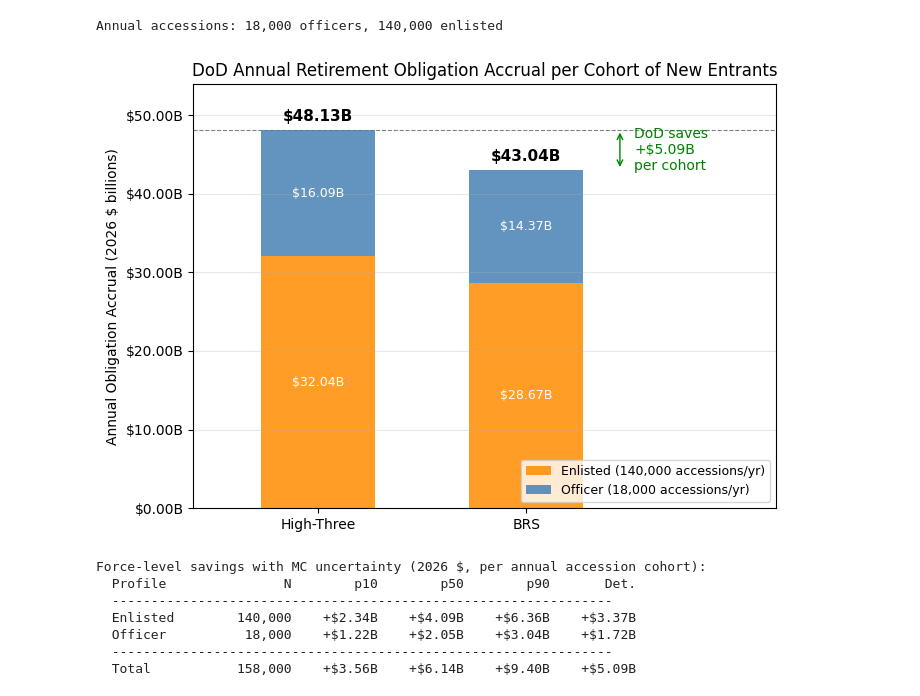
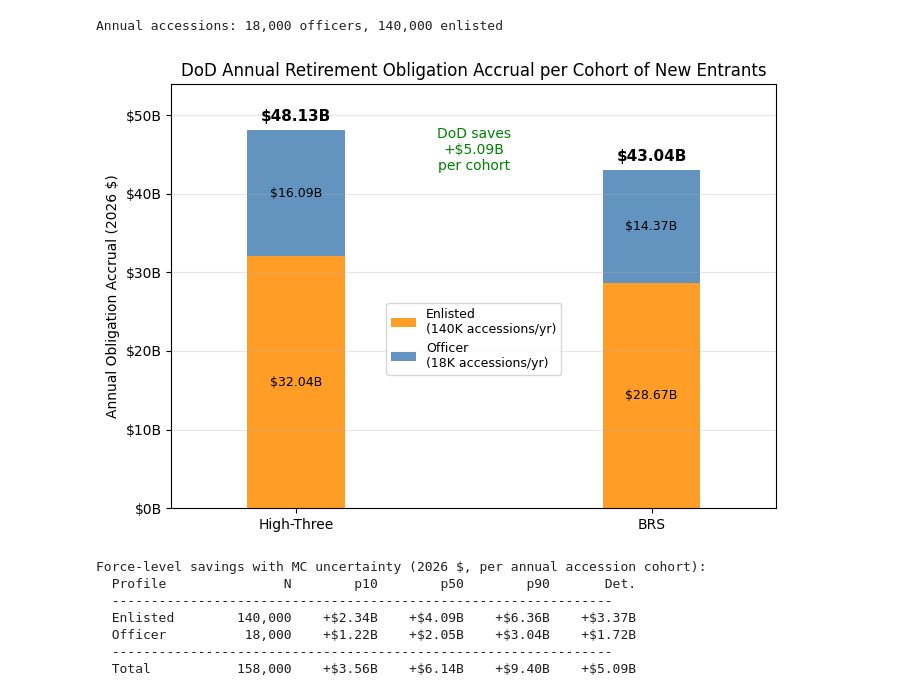
Before and after one commit to sgelety/military-retirement-monte-carlo, a Jupyter notebook: notebooks/04_government_fiscal.ipynb, the cells around one changed output. Drawn from its saved outputs; the diff is of its cells as text; code cells hidden in the pictures.

```diff
--- a/notebooks/04_government_fiscal.ipynb
+++ b/notebooks/04_government_fiscal.ipynb
@@ -230,7 +239,7 @@ for ax, (profile, label) in zip(
         sub["H3_GovtCost"] / 1000,
         width=bar_w,
         label="High-Three",
-        color="dimgray",
+        color=H3_COLOR,
         alpha=0.85,
     )
     ax.bar(
@@ -238,14 +247,13 @@ for ax, (profile, label) in zip(
         sub["BRS_GovtCost"] / 1000,
         width=bar_w,
         label="BRS",
-        color="crimson",
+        color=BRS_COLOR,
         alpha=0.85,
     )
     ax.set_xticks(x)
     ax.set_xticklabels(
         sub["SepYOS"].astype(str), fontsize=8
     )
-    ax.set_xlabel("YOS at Separation")
     ax.set_title(label)
     ax.yaxis.set_major_formatter(
         mticker.FuncFormatter(
@@ -255,9 +263,8 @@ for ax, (profile, label) in zip(
     ax.grid(axis="y", alpha=0.3)
 
 axes[0].legend(fontsize=8, loc="upper left")
-axes[0].set_ylabel(
-    "Govt Cost per Member (2026 $ thousands)"
-)
+axes[0].set_ylabel("Govt Cost per Member (2026 $)")
+fig.supxlabel("YOS at Separation")
 fig.suptitle(
     "Government Retirement Cost per Separating Member"
     ": High-Three vs. BRS",
@@ -449,14 +526,14 @@ for ax, (profile, label) in zip(
         alpha=0.75,
         edgecolor="white",
     )
-    ax.set_xlabel("YOS at Separation")
     ax.set_title(label)
     ax.yaxis.set_major_formatter(
-        mticker.FuncFormatter(lambda v, _: f"{v:.1%}")
+        mticker.FuncFormatter(lambda v, _: f"{v:.0%}")
     )
     ax.grid(axis="y", alpha=0.3)
 
 axes[0].set_ylabel("Probability")
+fig.supxlabel("YOS at Separation")
 fig.suptitle(
     "Separation Probability by YOS"
     " (Binned to Modeled Scenarios)",
@@ -1227,73 +1241,69 @@ systems = [
     ("High-Three", "H3_Obligation_M"),
     ("BRS", "BRS_Obligation_M"),
 ]
+positions = [0, 2]  # spread the two bars apart
 agg_i = agg.set_index("Profile")
 
-for xi, (label, col) in enumerate(systems):
+for pos, (label, col) in zip(positions, systems):
     bottom = 0.0
     for profile in ["Enlisted", "Officer"]:
         val = agg_i.loc[profile, col] / 1000
         n = int(agg_i.loc[profile, "Accessions"])
         ax.bar(
-            xi, val, width=0.55, bottom=bottom,
+            pos, val, width=0.55, bottom=bottom,
             color=profile_colors[profile], alpha=0.85,
             label=(
-                f"{profile} ({n:,} accessions/yr)"
-                if xi == 0 else None
+                f"{profile}\n({n // 1000}K accessions/yr)"
+                if pos == positions[0] else None
             ),
         )
         ax.annotate(
             f"${val:,.2f}B",
-            xy=(xi, bottom + val / 2),
+            xy=(pos, bottom + val / 2),
             ha="center", va="center",
-            fontsize=9, color="white",
+            fontsize=9, color="black",
         )
         bottom += val
     ax.annotate(
         f"${bottom:,.2f}B",
-        xy=(xi, bottom), xytext=(0, 4),
+        xy=(pos, bottom), xytext=(0, 4),
         textcoords="offset points",
         ha="center", va="bottom",
         fontsize=11, fontweight="bold",
     )
 
 h3_tot = agg["H3_Obligation_M"].sum() / 1000
 brs_tot = agg["BRS_Obligation_M"].sum() / 1000
-ax.axhline(
-    h3_tot, color="gray", linewidth=0.8,
-    linestyle="--", zorder=0,
-)
-ax.annotate(
-    "", xy=(1.45, h3_tot), xytext=(1.45, brs_tot),
-    arrowprops={"arrowstyle": "<->", "color": "green"},
-)
+mid = (positions[0] + positions[1]) / 2
+# Savings + legend share the open space between the two bars
 ax.annotate(
     f"DoD saves\n+${h3_tot - brs_tot:,.2f}B\nper cohort",
-    xy=(1.52, (h3_tot + brs_tot) / 2),
-    ha="left", va="center",
+    xy=(mid, (h3_tot + brs_tot) / 2),
+    ha="center", va="center",
     fontsize=10, color="green",
 )
 
-ax.set_xlim(-0.6, 2.2)
+ax.set_xlim(-0.7, 2.7)
 ax.set_ylim(0, h3_tot * 1.12)
-ax.set_xticks(range(len(systems)))
+ax.set_xticks(positions)
 ax.set_xticklabels([s for s, _ in systems])
-ax.set_ylabel(
-    "Annual Obligation Accrual (2026 $ billions)"
-)
+ax.set_ylabel("Annual Obligation Accrual (2026 $)")
 ax.set_title(
     "DoD Annual Retirement Obligation Accrual"
     " per Cohort of New Entrants"
 )
 ax.yaxis.set_major_formatter(
-    mticker.FuncFormatter(lambda v, _: f"${v:,.2f}B")
+    mticker.FuncFormatter(lambda v, _: f"${v:,.0f}B")
 )
-ax.legend(fontsize=9, loc="lower right")
+ax.legend(
+    fontsize=9, loc="center",
+    bbox_to_anchor=(0.5, 0.4),
+)
 ax.grid(axis="y", alpha=0.3)
 plt.tight_layout()
 plt.show()
 # %% [output]
-[figure, old version]
+[figure, new version]
 # %%
 # Mortality is idiosyncratic: across a 158,000-member
 # cohort the average death age is effectively the
```
Also changed, not shown: parts of 7 cells of this notebook, 3 other files.
